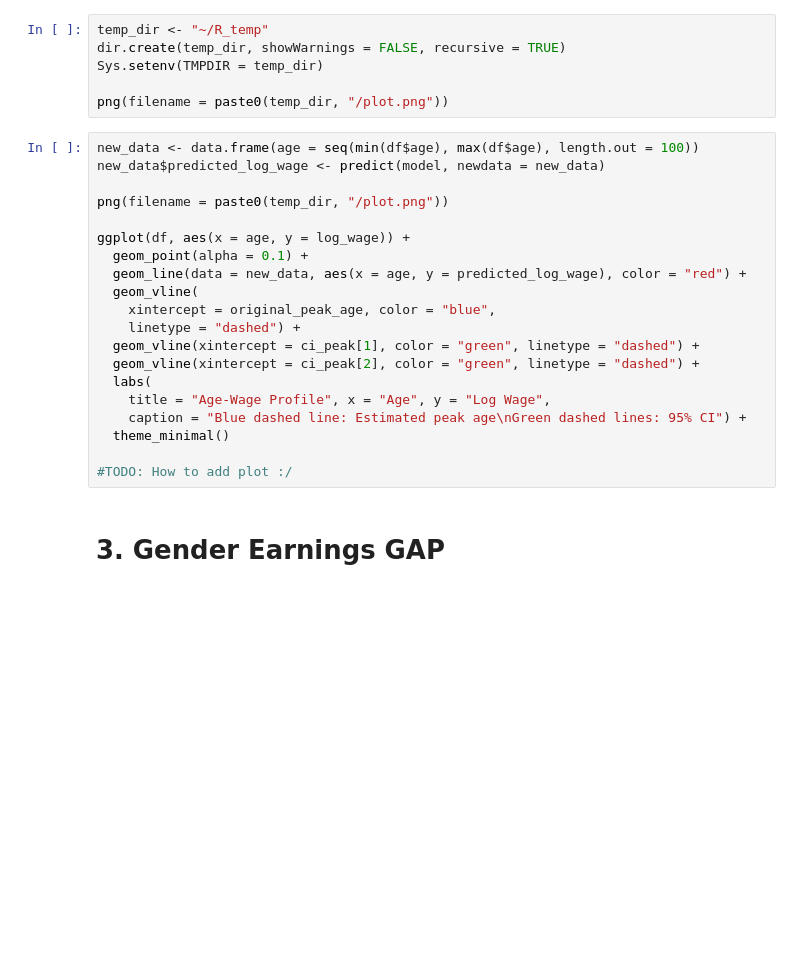
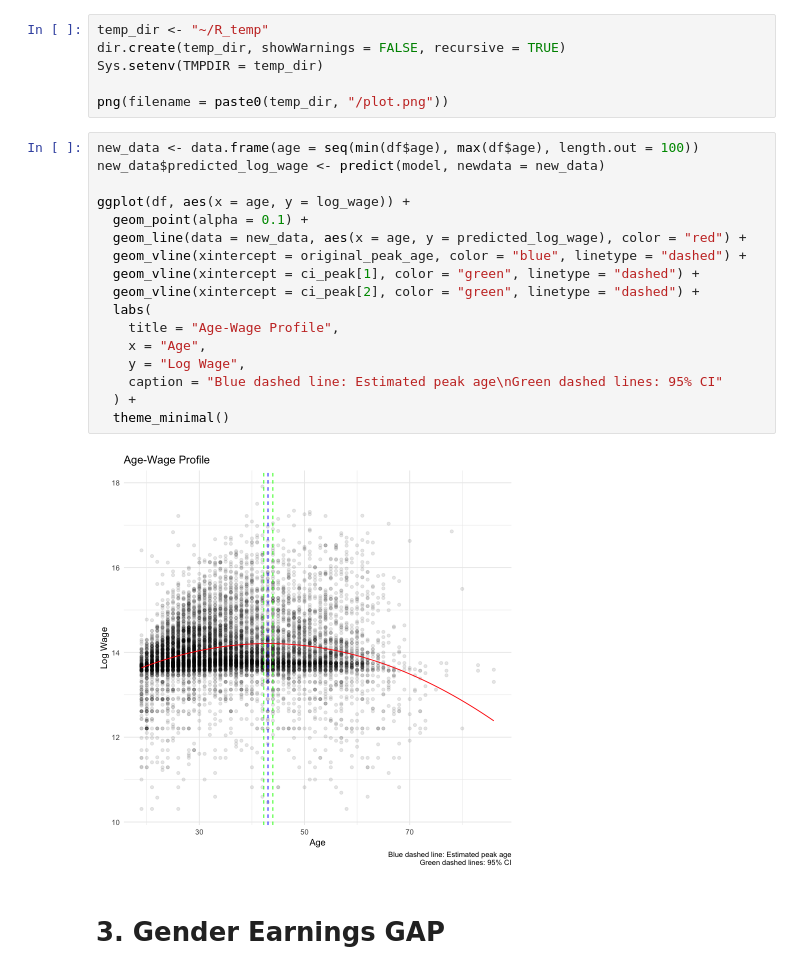
Before and after one commit to EAriasDeAbreu/BigDataML-Group2024, a Jupyter notebook: Problem_Set_1/scripts/edmundo/Pset_1.ipynb, the cells around one changed output. Cells and saved outputs as stored; diff of their text form; blank space fills up the shorter version.

```diff
--- a/Problem_Set_1/scripts/edmundo/Pset_1.ipynb
+++ b/Problem_Set_1/scripts/edmundo/Pset_1.ipynb
@@ -215,23 +236,22 @@ png(filename = paste0(temp_dir, "/plot.png"))
 # %%
 new_data <- data.frame(age = seq(min(df$age), max(df$age), length.out = 100))
 new_data$predicted_log_wage <- predict(model, newdata = new_data)
 
-png(filename = paste0(temp_dir, "/plot.png"))
-
 ggplot(df, aes(x = age, y = log_wage)) +
   geom_point(alpha = 0.1) +
   geom_line(data = new_data, aes(x = age, y = predicted_log_wage), color = "red") +
-  geom_vline(
-    xintercept = original_peak_age, color = "blue",
-    linetype = "dashed") +
+  geom_vline(xintercept = original_peak_age, color = "blue", linetype = "dashed") +
   geom_vline(xintercept = ci_peak[1], color = "green", linetype = "dashed") +
   geom_vline(xintercept = ci_peak[2], color = "green", linetype = "dashed") +
   labs(
-    title = "Age-Wage Profile", x = "Age", y = "Log Wage",
-    caption = "Blue dashed line: Estimated peak age\nGreen dashed lines: 95% CI") +
+    title = "Age-Wage Profile",
+    x = "Age",
+    y = "Log Wage",
+    caption = "Blue dashed line: Estimated peak age\nGreen dashed lines: 95% CI"
+  ) +
   theme_minimal()
-
-#TODO: How to add plot :/
+# %% [output]
+[figure, added]
 # %% [markdown]
 # 3. Gender Earnings GAP
 # %% [markdown]
```
Also changed, not shown: parts of 26 cells of this notebook.
